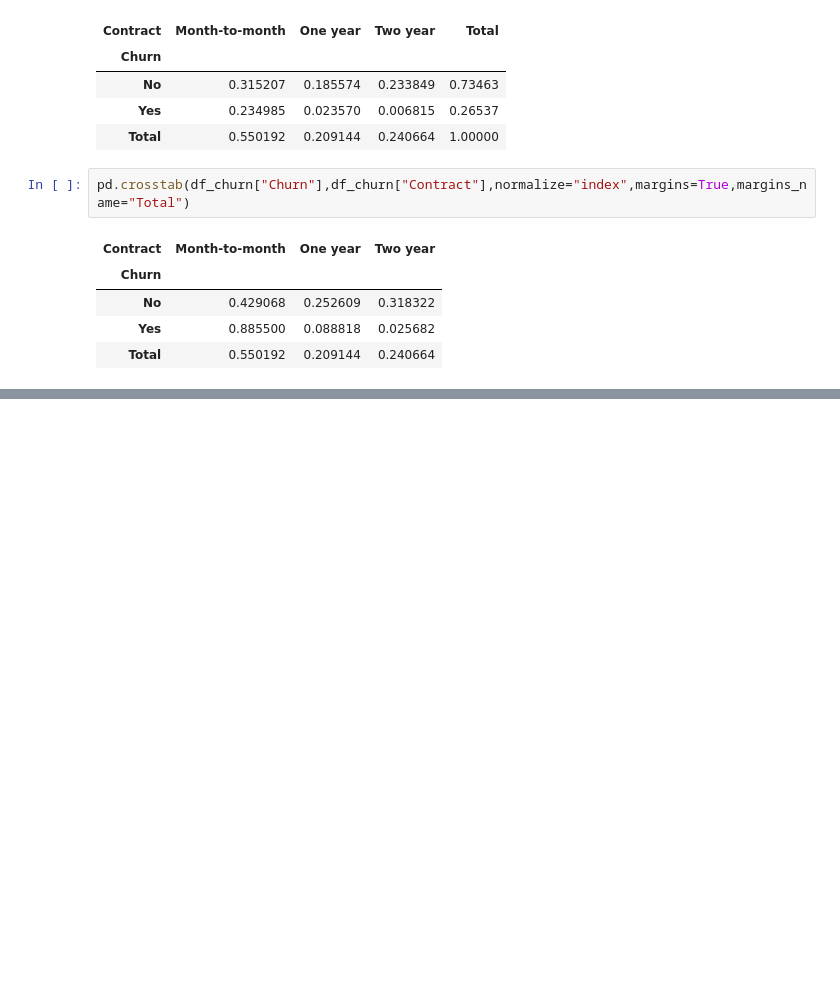
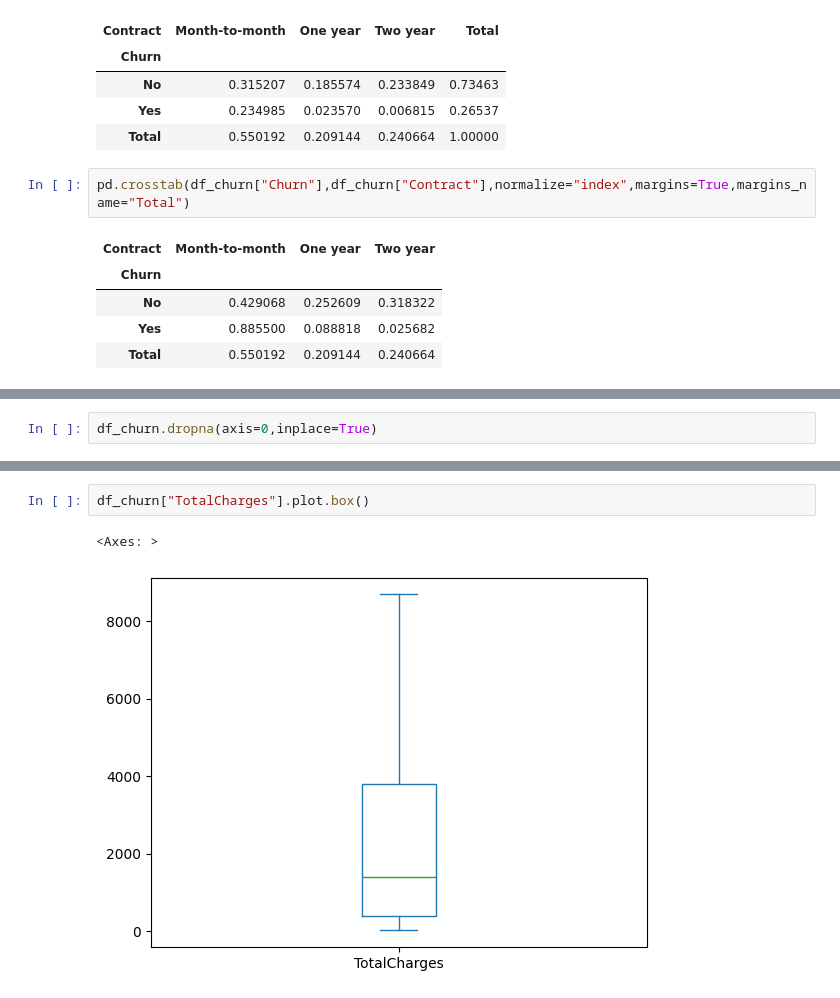
Before and after one commit to danielsistter-dot/CursoPython, a Jupyter notebook: EDA/DADOS/eda.IPYNB, the cells around one changed output, grey strips where cells are left out. Saved outputs shown, nothing was run; the diff lists cells and outputs as text; blank space fills up the shorter version.

```diff
--- a/EDA/DADOS/eda.IPYNB
+++ b/EDA/DADOS/eda.IPYNB
@@ -535,0 +645,2 @@ pd.crosstab(df_churn["Churn"],df_churn["Contract"],normalize="index",margins=Tru
+# %%
+df_churn.dropna(axis=0,inplace=True)
@@ -535,0 +667,5 @@ pd.crosstab(df_churn["Churn"],df_churn["Contract"],normalize="index",margins=Tru
+# %%
+df_churn["TotalCharges"].plot.box()
+# %% [output]
+<Axes: >
+[figure, added]
```
Also changed, not shown: parts of 36 cells of this notebook, 1 other file.
